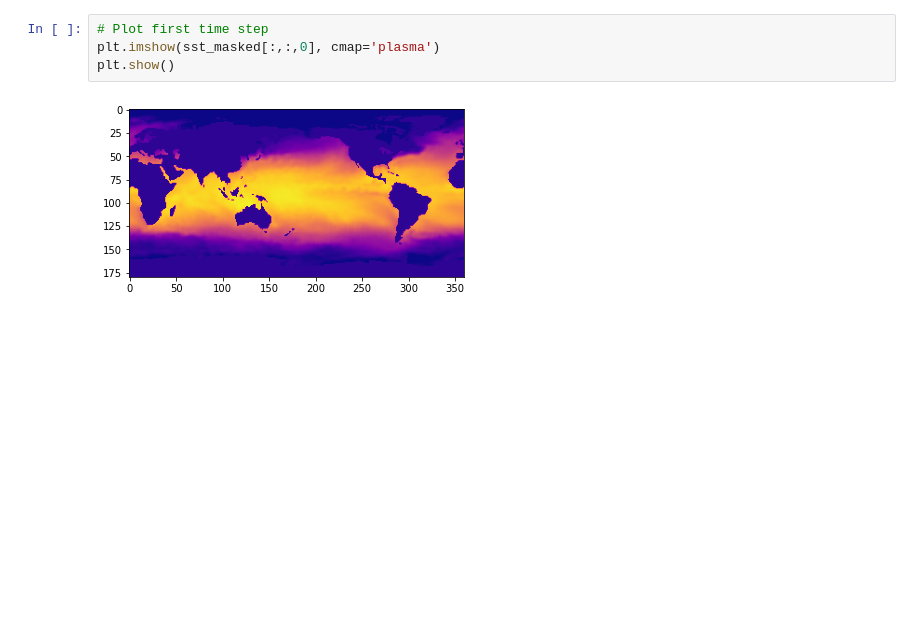
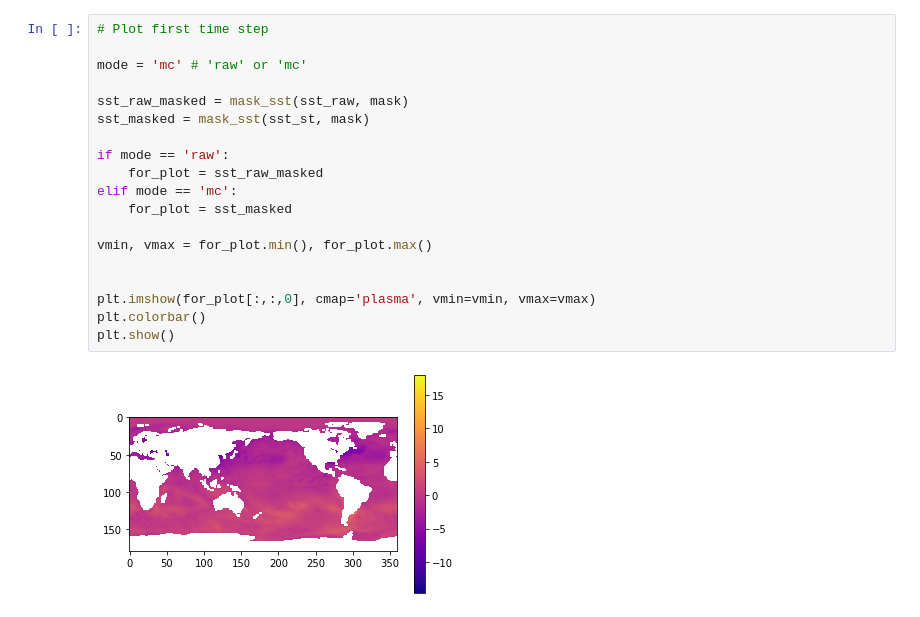
Before and after one commit to stefanpate/DDSE, a Jupyter notebook: sst.ipynb, the cells around one changed output. Saved outputs shown, nothing was run; the diff lists cells and outputs as text; blank space fills up the shorter version.

```diff
--- a/sst.ipynb
+++ b/sst.ipynb
@@ -30,6 +42,21 @@ if do_mean_sub:
-# %%
-# Plot first time step
-plt.imshow(sst_masked[:,:,0], cmap='plasma')
-plt.show()
-# %% [output]
-[figure, removed]
+# %%
+# Plot first time step
+
+mode = 'mc' # 'raw' or 'mc'
+
+sst_raw_masked = mask_sst(sst_raw, mask)
+sst_masked = mask_sst(sst_st, mask)
+
+if mode == 'raw':
+    for_plot = sst_raw_masked
+elif mode == 'mc':
+    for_plot = sst_masked
+
+vmin, vmax = for_plot.min(), for_plot.max()
+
+
+plt.imshow(for_plot[:,:,0], cmap='plasma', vmin=vmin, vmax=vmax)
+plt.colorbar()
+plt.show()
+# %% [output]
+[figure, added]
```
Also changed, not shown: parts of 19 cells of this notebook, 10 other files.
